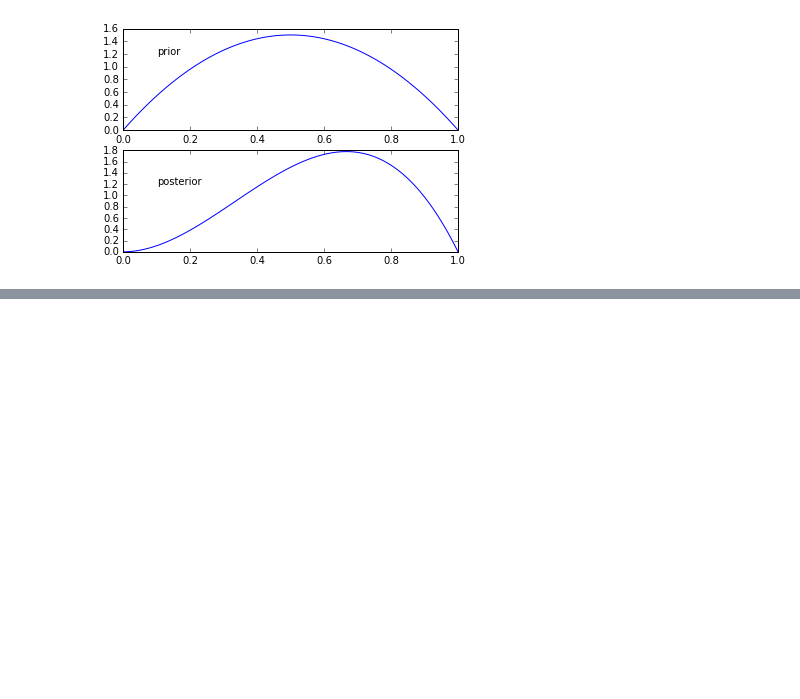
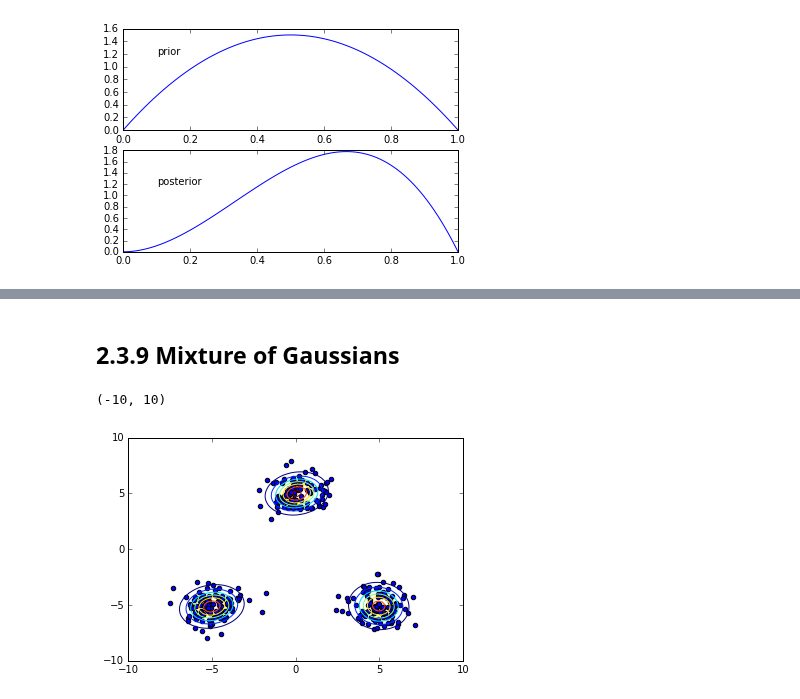
Before and after one commit to ctgk/PRML, a Jupyter notebook: ch02_Probability_Distributions.ipynb, the cells around one changed output, grey strips where cells are left out. Drawn from its saved outputs; the diff is of its cells as text; code cells hidden in the pictures; blank space fills up the shorter version.

```diff
--- a/ch02_Probability_Distributions.ipynb
+++ b/ch02_Probability_Distributions.ipynb
@@ -31,0 +52,25 @@ plt.annotate("posterior", (0.1, 1.2))
+# %% [markdown]
+## 2.3.9 Mixture of Gaussians
+# %%
+x1 = np.random.normal(size=(100, 2))
+x1 += np.array([-5, -5])
+x2 = np.random.normal(size=(100, 2))
+x2 += np.array([5, -5])
+x3 = np.random.normal(size=(100, 2))
+x3 += np.array([0, 5])
+X = np.vstack((x1, x2, x3))
+
+model = GaussianMixture(3)
+model.fit(X, iter_max=100)
+
+x_test, y_test = np.meshgrid(np.linspace(-10, 10, 100), np.linspace(-10, 10, 100))
+X_test = np.array([x_test, y_test]).reshape(2, -1).transpose()
+probs = model.predict_proba(X_test)
+Probs = probs.reshape(100, 100)
+plt.scatter(X[:, 0], X[:, 1])
+plt.contour(x_test, y_test, Probs)
+plt.xlim(-10, 10)
+plt.ylim(-10, 10)
+# %% [output]
+(-10, 10)
+[figure, added]
```
Also changed, not shown: parts of 5 cells of this notebook.
